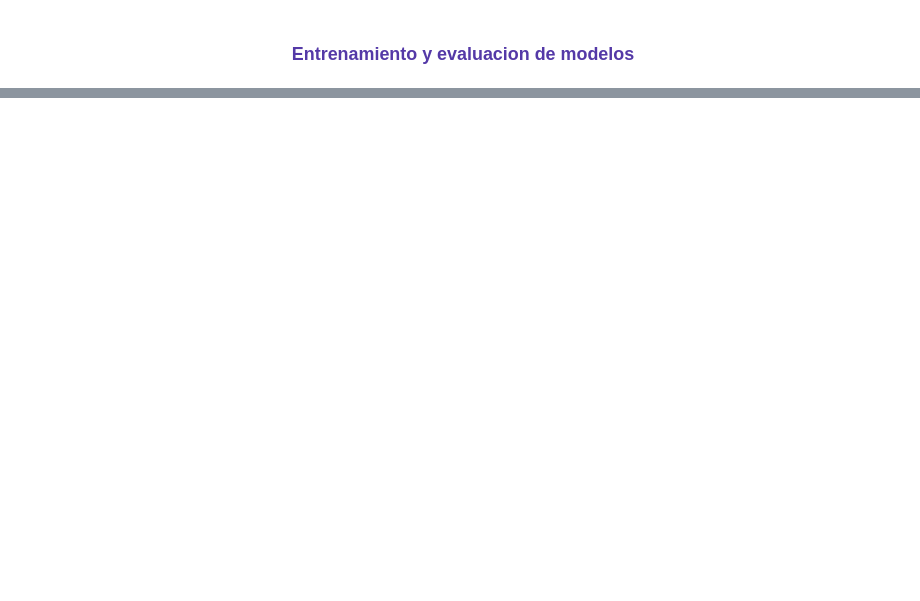
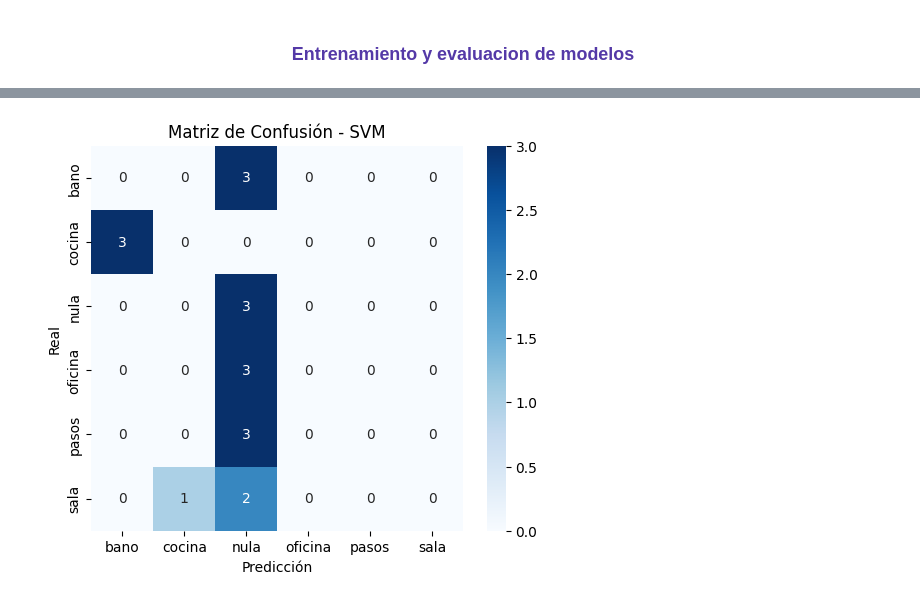
Before and after one commit to j0sejuarez/CDSI-2026-MCC, a Jupyter notebook: Practicas/sensadoAudio/practica_1.ipynb, the cells around one changed output, grey strips where cells are left out. Cells and saved outputs as stored; diff of their text form; code cells hidden in the pictures; blank space fills up the shorter version.

```diff
--- a/Practicas/sensadoAudio/practica_1.ipynb
+++ b/Practicas/sensadoAudio/practica_1.ipynb
@@ -170,0 +256,4 @@ print(audios_train)
+# %%
+y_train_enc = le.fit_transform(y_train)
+y_test_enc = le.transform(y_test)
+print(le.classes_)
@@ -171,3 +262,7 @@ print(audios_train)
+# %%
+scaler = StandardScaler()
+X_train_scaled = scaler.fit_transform(X_train)
+X_test_scaled = scaler.transform(X_test)
 # %% [markdown]
 <h3 style="color: #5439a7ff; text-align: center;">
   Entrenamiento y evaluacion de modelos
@@ -178,0 +270,8 @@ print(audios_train)
+# %%
+rf = RandomForestClassifier(
+    n_estimators=300,
+    random_state=42,
+    n_jobs=-1
+)
+
+rf.fit(X_train_scaled, y_train_enc)
@@ -178,0 +280,8 @@ print(audios_train)
+# %%
+svm = SVC(
+    kernel="rbf",
+    C=10,
+    gamma="scale"
+)
+
+svm.fit(X_train_scaled, y_train_enc)
@@ -178,0 +336,20 @@ print(audios_train)
+# %%
+y_pred = svm.predict(X_test_scaled)
+
+cm = confusion_matrix(y_test_enc, y_pred)
+
+plt.figure(figsize=(6,5))
+sns.heatmap(
+    cm,
+    annot=True,
+    fmt="d",
+    xticklabels=le.classes_,
+    yticklabels=le.classes_,
+    cmap="Blues"
+)
+plt.xlabel("Predicción")
+plt.ylabel("Real")
+plt.title("Matriz de Confusión - SVM")
+plt.show()
+# %% [output]
+[figure, added]
```
Also changed, not shown: parts of 18 cells of this notebook.
